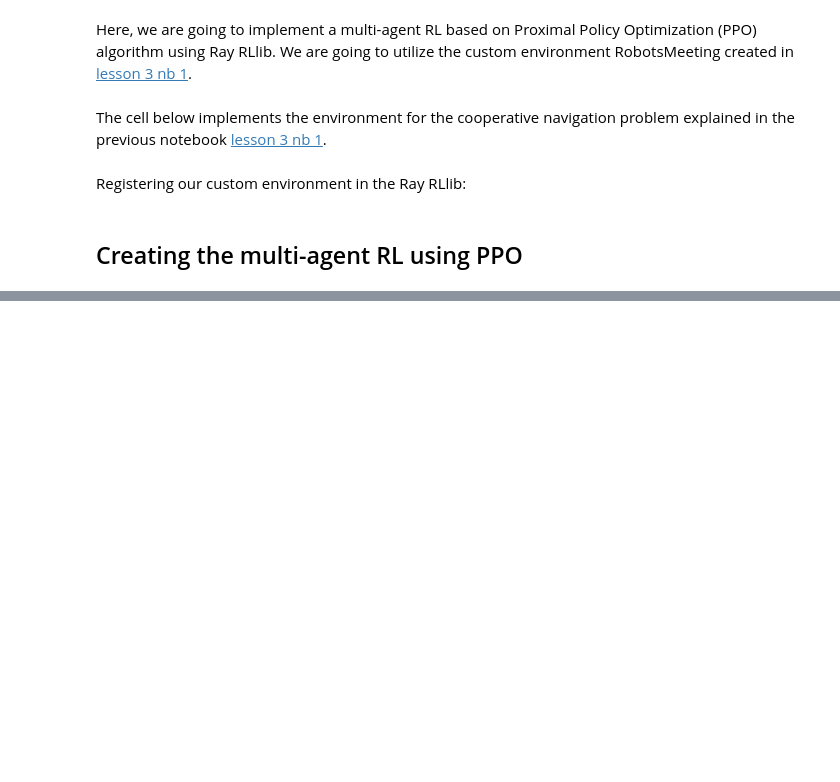
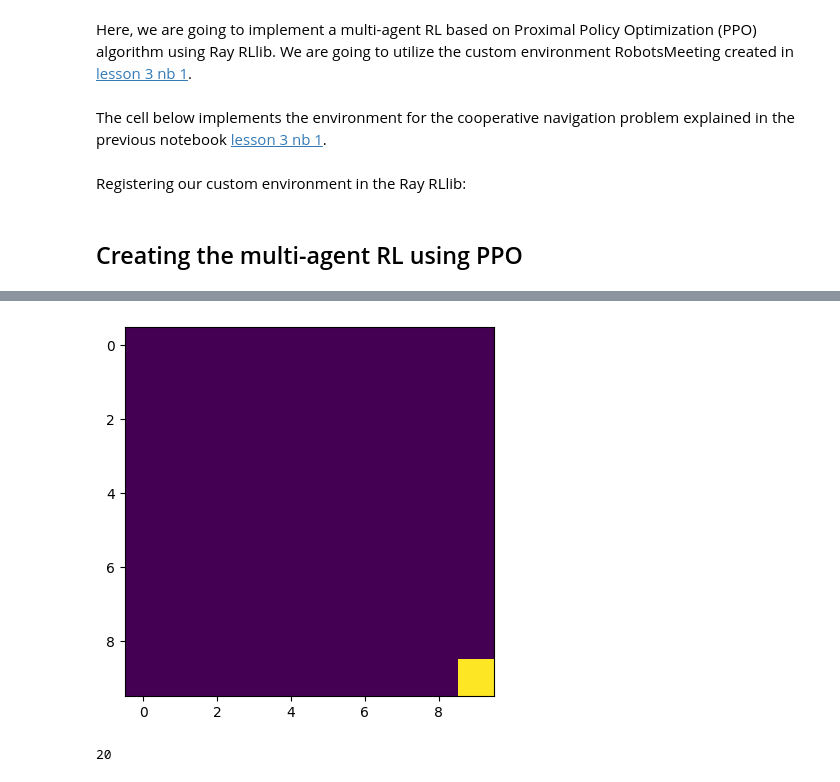
Before and after one commit to cleversonahum/ray_minicourse, a Jupyter notebook: lesson_3/2-ray_rllib_with_multi_agent_rl.ipynb, the cells around one changed output, grey strips where cells are left out. Drawn from its saved outputs; the diff is of its cells as text; code cells hidden in the pictures; blank space fills up the shorter version.

```diff
--- a/lesson_3/2-ray_rllib_with_multi_agent_rl.ipynb
+++ b/lesson_3/2-ray_rllib_with_multi_agent_rl.ipynb
@@ -154,7 +183,7 @@ class RobotsMeeting(
 Registering our custom environment in the Ray RLlib:
 # %%
 def env_creator(env_config):
-    env = RobotsMeeting(scenario_size=10)
+    env = RobotsMeeting(scenario_size=10, render=False)
     return env
 
 
@@ -277,0 +295,24 @@ ResultGrid<[
+# %%
+env = env_creator({})
+obs, _ = env.reset(seed=0, options={})  # Initial observation
+terminated = {"__all__": False}
+number_steps = 0
+while not terminated["__all__"]:
+    action = {}
+    assert isinstance(obs, dict), "Observations must be a dictionary."
+    for agent_id, agent_obs in obs.items():
+        policy_id = policy_mapping_fn(agent_id)
+        action[agent_id] = tuner_agent.compute_single_action(
+            agent_obs,
+            policy_id=policy_id,
+            explore=True,
+        )
+    obs, reward, terminated, truncated, info = env.step(
+        action
+    )  # Applying the action in the environment
+    number_steps += 1
+    env.render()  # Rendering the environment
+print(number_steps)
+# %% [output]
+[figure, added]
+20
```
Also changed, not shown: parts of 6 cells of this notebook, 3 other files.
